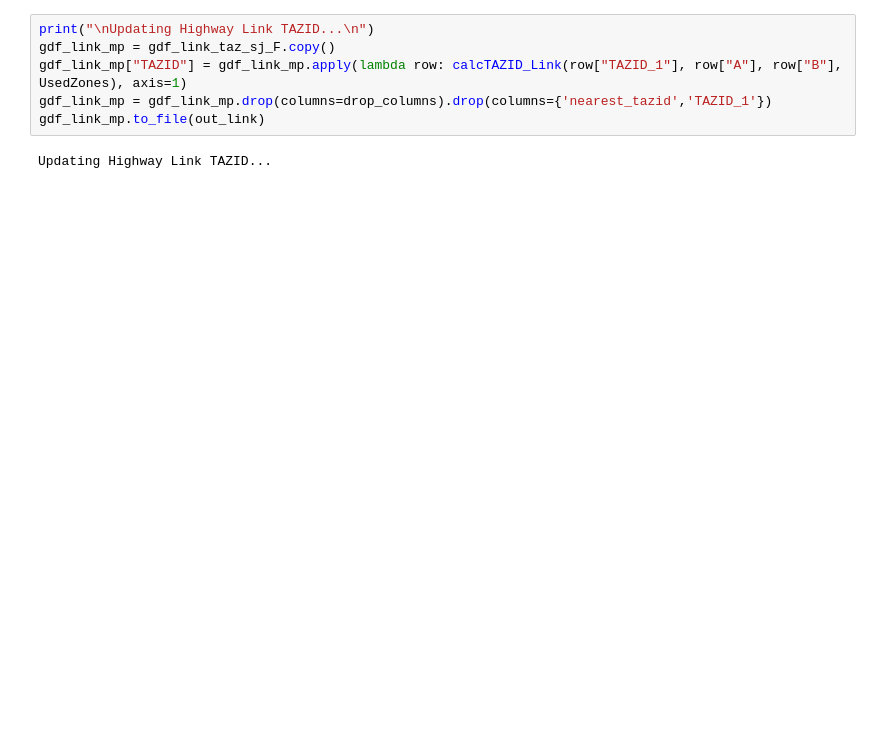
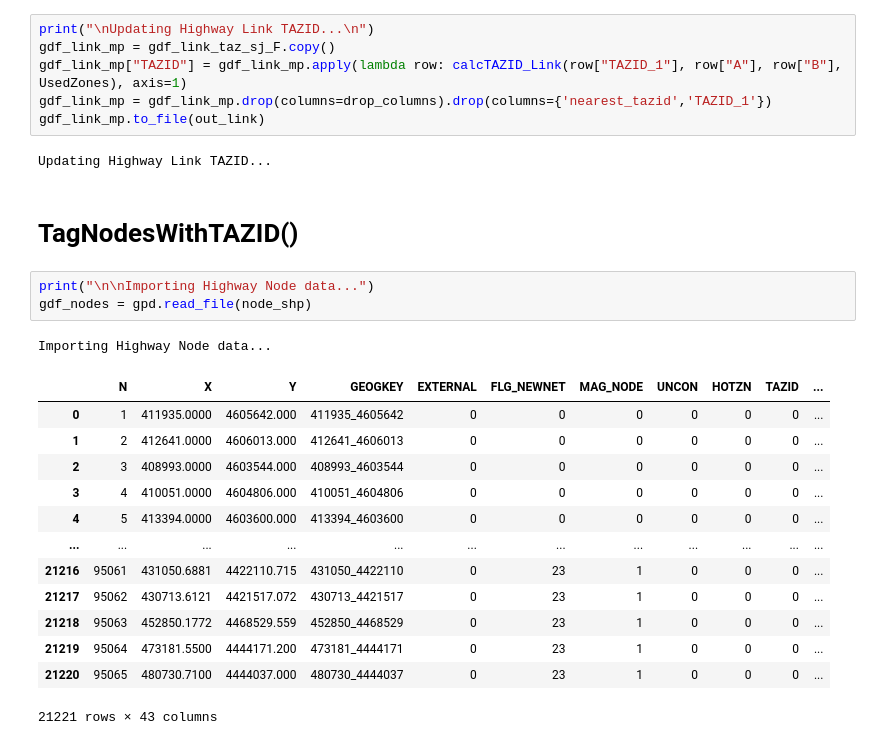
Before and after one commit to WFRCAnalytics/TDM-DEV-Replace-Arcpy, a Jupyter notebook: Update Link Node TAZID/01_Update_Link_Node_TAZID_gpd.ipynb, the cells around one changed output. Drawn from its saved outputs; the diff is of its cells as text; blank space fills up the shorter version.

```diff
--- a/Update Link Node TAZID/01_Update_Link_Node_TAZID_gpd.ipynb
+++ b/Update Link Node TAZID/01_Update_Link_Node_TAZID_gpd.ipynb
@@ -196,3 +194,23 @@ gdf_link_mp = gdf_link_mp.drop(columns=drop_columns).drop(columns={'nearest_tazi
 gdf_link_mp.to_file(out_link)
 # %% [output]
 Updating Highway Link TAZID...
+# %% [markdown]
+# TagNodesWithTAZID()
+# %%
+print("\n\nImporting Highway Node data...")
+gdf_nodes = gpd.read_file(node_shp)
+# %% [output]
+Importing Highway Node data...
+|  | N | X | Y | GEOGKEY | EXTERNAL | FLG_NEWNET | MAG_NODE | UNCON | HOTZN | TAZID | ... |
+| 0 | 1 | 411935.0000 | 4605642.000 | 411935_4605642 | 0 | 0 | 0 | 0 | 0 | 0 | ... |
+| 1 | 2 | 412641.0000 | 4606013.000 | 412641_4606013 | 0 | 0 | 0 | 0 | 0 | 0 | ... |
+| 2 | 3 | 408993.0000 | 4603544.000 | 408993_4603544 | 0 | 0 | 0 | 0 | 0 | 0 | ... |
+| 3 | 4 | 410051.0000 | 4604806.000 | 410051_4604806 | 0 | 0 | 0 | 0 | 0 | 0 | ... |
+| 4 | 5 | 413394.0000 | 4603600.000 | 413394_4603600 | 0 | 0 | 0 | 0 | 0 | 0 | ... |
+| ... | ... | ... | ... | ... | ... | ... | ... | ... | ... | ... | ... |
+| 21216 | 95061 | 431050.6881 | 4422110.715 | 431050_4422110 | 0 | 23 | 1 | 0 | 0 | 0 | ... |
+| 21217 | 95062 | 430713.6121 | 4421517.072 | 430713_4421517 | 0 | 23 | 1 | 0 | 0 | 0 | ... |
+| 21218 | 95063 | 452850.1772 | 4468529.559 | 452850_4468529 | 0 | 23 | 1 | 0 | 0 | 0 | ... |
+| 21219 | 95064 | 473181.5500 | 4444171.200 | 473181_4444171 | 0 | 23 | 1 | 0 | 0 | 0 | ... |
+| 21220 | 95065 | 480730.7100 | 4444037.000 | 480730_4444037 | 0 | 23 | 1 | 0 | 0 | 0 | ... |
+21221 rows × 43 columns
```
Also changed, not shown: parts of 4 cells of this notebook, 21 other files.
